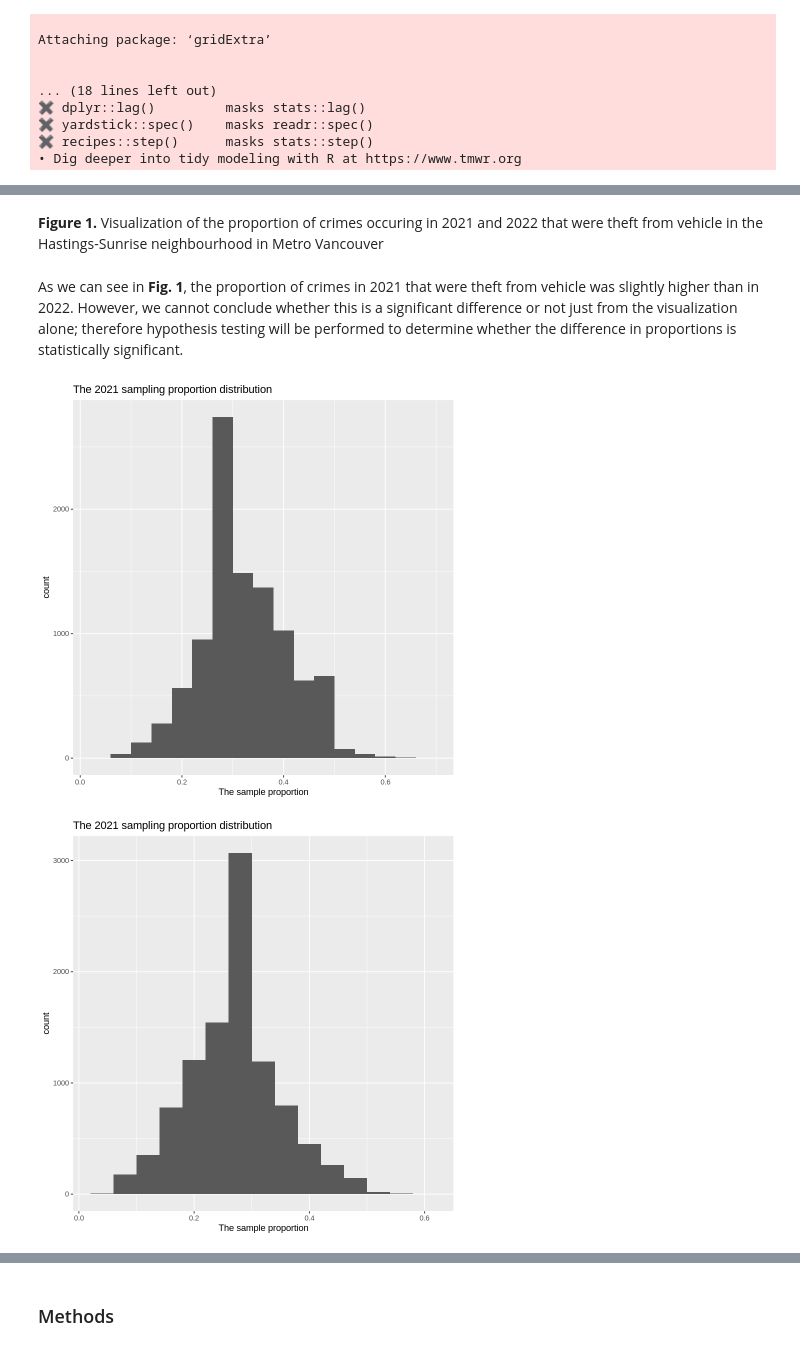
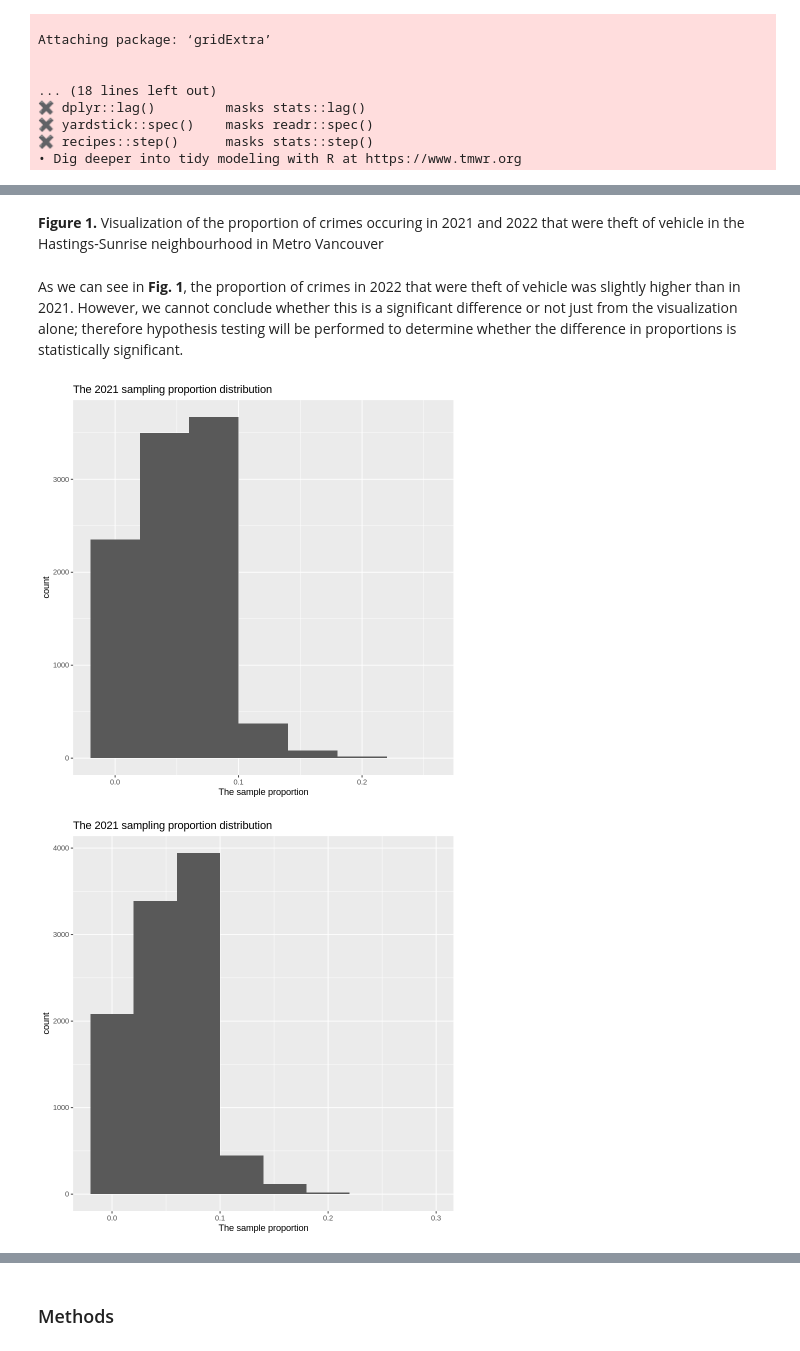
Before and after one commit to Haobo11/Stat201-group-project, a Jupyter notebook: group proposal .ipynb, the cells around one changed output, grey strips where cells are left out. Drawn from its saved outputs; the diff is of its cells as text; code cells hidden in the pictures.

```diff
--- a/group proposal .ipynb
+++ b/group proposal .ipynb
@@ -109,36 +109,36 @@ theft_vehicle_plot
 # %% [markdown]
-**Figure 1.** Visualization of the proportion of crimes occuring in 2021 and 2022 that were theft from vehicle in the Hastings-Sunrise neighbourhood in Metro Vancouver
+**Figure 1.** Visualization of the proportion of crimes occuring in 2021 and 2022 that were theft of vehicle in the Hastings-Sunrise neighbourhood in Metro Vancouver
 # %% [markdown]
-As we can see in **Fig. 1**, the proportion of crimes in 2021 that were theft from vehicle was slightly higher than in 2022. However, we cannot conclude whether this is a significant difference or not just from the visualization alone; therefore hypothesis testing will be performed to determine whether the difference in proportions is statistically significant.
+As we can see in **Fig. 1**, the proportion of crimes in 2022 that were theft of vehicle was slightly higher than in 2021. However, we cannot conclude whether this is a significant difference or not just from the visualization alone; therefore hypothesis testing will be performed to determine whether the difference in proportions is statistically significant.
 # %%
 #Creating 10,000 bootstrap samples of size 30 for the 2021 dataset and calculating the mean proportion
 samples_2021 <- crime_data_2021 |>
     rep_sample_n(size = 30, reps = 10000, replace = TRUE) |>
     group_by(replicate) |>
-    summarize(sample_pro = mean(TYPE == "Theft from Vehicle"))
+    summarize(sample_pro = mean(TYPE == "Theft of Vehicle"))
 
 #Creating 10,000 bootstrap samples of size 30 for the 2022 dataset and calculating the mean proportion
 samples_2022 <- crime_data_2022 |>
     rep_sample_n(size = 30, reps = 10000, replace = TRUE) |>
     group_by(replicate) |>
-    summarize(sample_pro = mean(TYPE == "Theft from Vehicle"))
+    summarize(sample_pro = mean(TYPE == "Theft of Vehicle"))
 
 #Visualizing the sampling proportion distributions
 sampling_dist_2021 <- samples_2021|>
     ggplot()+
         geom_histogram(aes(x= sample_pro), binwidth = 0.04) +
         xlab("The sample proportion") +
         ggtitle("The 2021 sampling proportion distribution")
 
 sampling_dist_2022 <- samples_2022|>
     ggplot()+
         geom_histogram(aes(x= sample_pro), binwidth = 0.04) +
         xlab("The sample proportion") +
         ggtitle("The 2021 sampling proportion distribution")
 
 sampling_dist_2021
 sampling_dist_2022
 # %% [output]
-[figure, old version]
+[figure, new version]
-[figure, old version]
+[figure, new version]
 # %%
```
Also changed, not shown: parts of 3 cells of this notebook.
